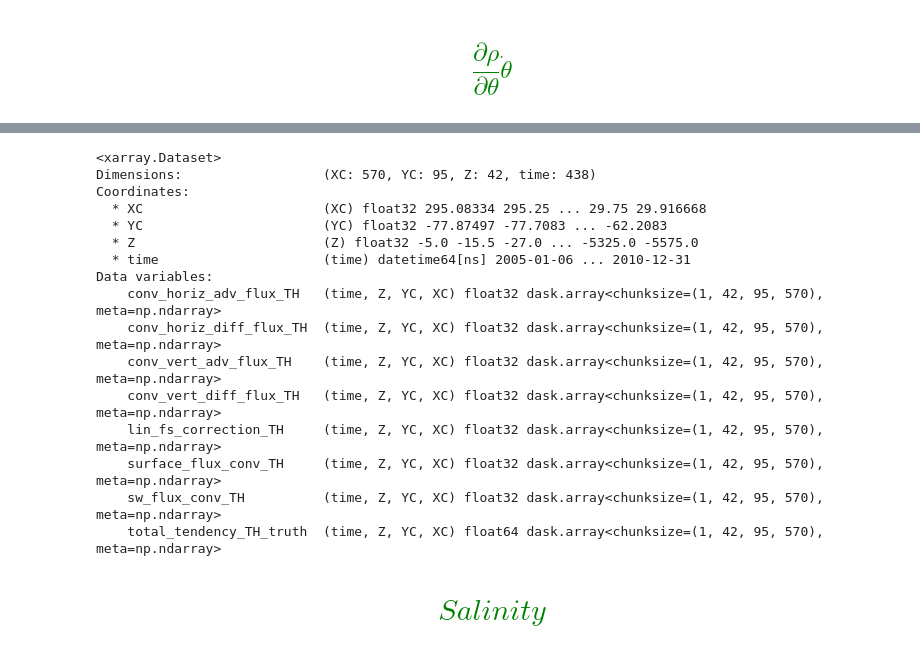
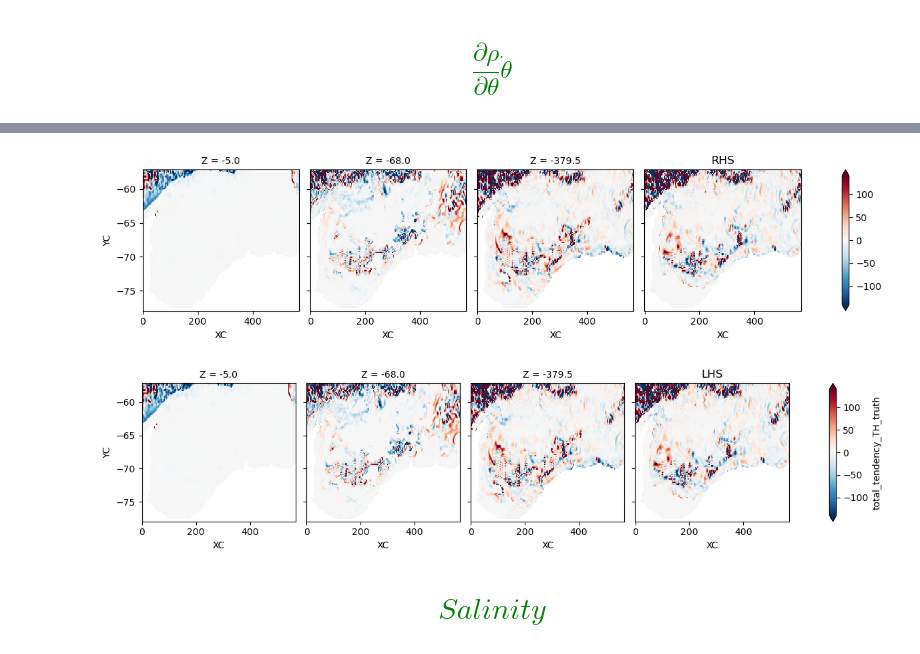
Before and after one commit to shanicetbailey/chapter1, a Jupyter notebook: SOSE-budgets/3_sigma_budget_zspace.ipynb, the cells around one changed output, grey strips where cells are left out. Cells and saved outputs as stored; diff of their text form; code cells hidden in the pictures.

```diff
--- a/SOSE-budgets/3_sigma_budget_zspace.ipynb
+++ b/SOSE-budgets/3_sigma_budget_zspace.ipynb
@@ -334,22 +206,15 @@ plt.tight_layout();
-# %%
-ds_sig_theta
-# %% [output]
-<xarray.Dataset>
-Dimensions:                  (XC: 570, YC: 95, Z: 42, time: 438)
-Coordinates:
-  * XC                       (XC) float32 295.08334 295.25 ... 29.75 29.916668
-  * YC                       (YC) float32 -77.87497 -77.7083 ... -62.2083
-  * Z                        (Z) float32 -5.0 -15.5 -27.0 ... -5325.0 -5575.0
-  * time                     (time) datetime64[ns] 2005-01-06 ... 2010-12-31
-Data variables:
-    conv_horiz_adv_flux_TH   (time, Z, YC, XC) float32 dask.array<chunksize=(1, 42, 95, 570), meta=np.ndarray>
-    conv_horiz_diff_flux_TH  (time, Z, YC, XC) float32 dask.array<chunksize=(1, 42, 95, 570), meta=np.ndarray>
-    conv_vert_adv_flux_TH    (time, Z, YC, XC) float32 dask.array<chunksize=(1, 42, 95, 570), meta=np.ndarray>
-    conv_vert_diff_flux_TH   (time, Z, YC, XC) float32 dask.array<chunksize=(1, 42, 95, 570), meta=np.ndarray>
-    lin_fs_correction_TH     (time, Z, YC, XC) float32 dask.array<chunksize=(1, 42, 95, 570), meta=np.ndarray>
-    surface_flux_conv_TH     (time, Z, YC, XC) float32 dask.array<chunksize=(1, 42, 95, 570), meta=np.ndarray>
-    sw_flux_conv_TH          (time, Z, YC, XC) float32 dask.array<chunksize=(1, 42, 95, 570), meta=np.ndarray>
-    total_tendency_TH_truth  (time, Z, YC, XC) float64 dask.array<chunksize=(1, 42, 95, 570), meta=np.ndarray>
+# %%
+mask = coords.hFacC[0] > 0
+# %%
+total_tendency_check.isel(time=200, Z=[0, 5, 15, 20]).where(mask).drop('XC').plot(robust=True, col='Z')
+plt.title('RHS');
+# %% [output]
+[figure, added]
+# %%
+ds_sig_theta.total_tendency_TH_truth.isel(time=200, Z=[0, 5, 15, 20]).where(mask).drop('XC').plot(robust=True, col='Z')
+plt.title('LHS');
+# %% [output]
+[figure, added]
 # %% [markdown]
 # <font color='Green'> \begin{equation*} Salinity \end{equation*} </font>
 # %% [markdown]
```
Also changed, not shown: parts of 69 cells of this notebook.
